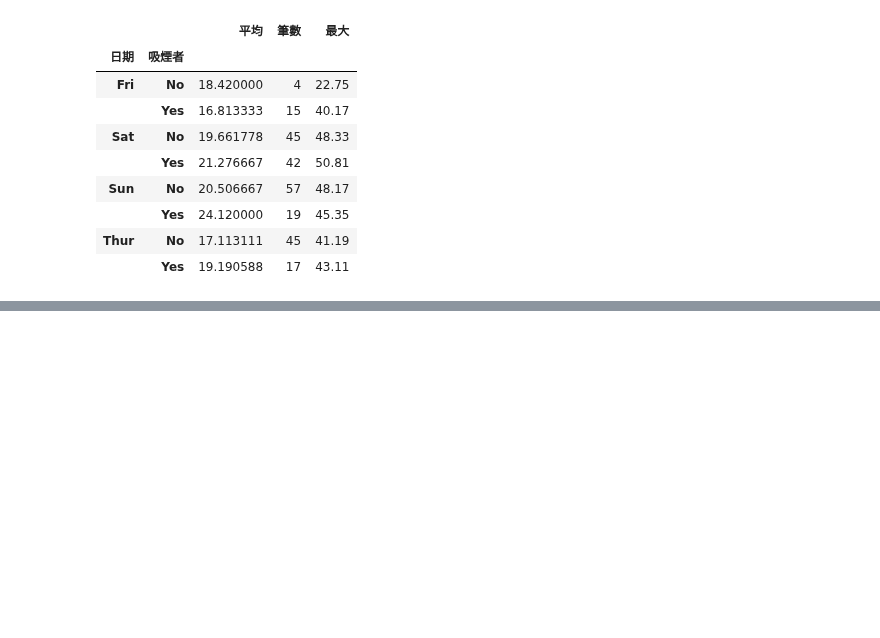
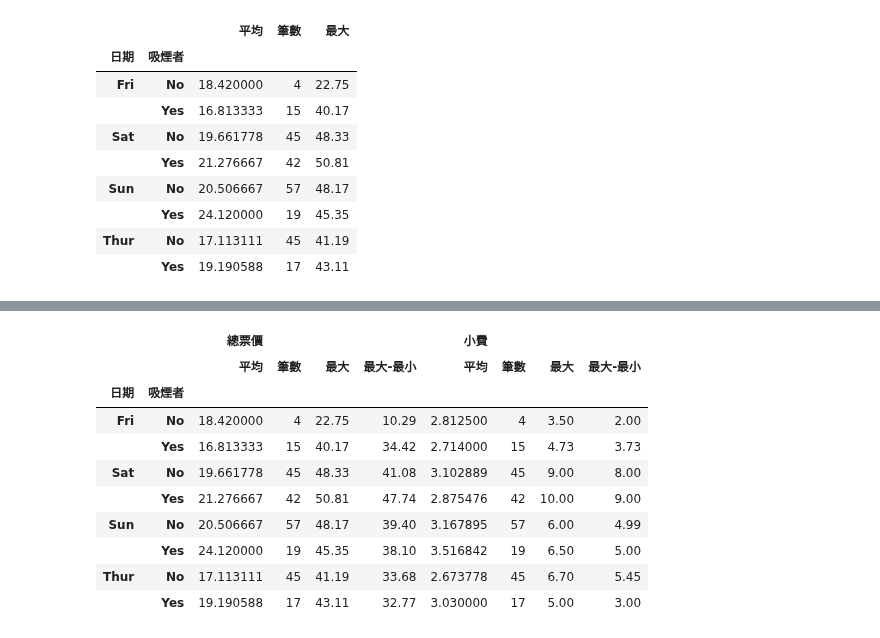
Before and after one commit to roberthsu2003/PythonForDataAnalysis, a Jupyter notebook: 星期13/lesson17_5.ipynb, the cells around one changed output, grey strips where cells are left out. Drawn from its saved outputs; the diff is of its cells as text; code cells hidden in the pictures; blank space fills up the shorter version.

```diff
--- a/星期13/lesson17_5.ipynb
+++ b/星期13/lesson17_5.ipynb
@@ -171,0 +172,18 @@ resultDf.loc['Fri']
+# %%
+def peak_to_peak(s):
+    return s.max() - s.min()
+
+resultDf=grouped[['總票價','小費']].agg([('平均','mean'),('筆數','count'),('最大','max'),('最大-最小',peak_to_peak)])
+resultDf
+# %% [output]
+|  |  | 總票價 |  |  |  | 小費 |  |  |  |
+|  |  | 平均 | 筆數 | 最大 | 最大-最小 | 平均 | 筆數 | 最大 | 最大-最小 |
+| 日期 | 吸煙者 |  |  |  |  |  |  |  |  |
+| Fri | No | 18.420000 | 4 | 22.75 | 10.29 | 2.812500 | 4 | 3.50 | 2.00 |
+|  | Yes | 16.813333 | 15 | 40.17 | 34.42 | 2.714000 | 15 | 4.73 | 3.73 |
+| Sat | No | 19.661778 | 45 | 48.33 | 41.08 | 3.102889 | 45 | 9.00 | 8.00 |
+|  | Yes | 21.276667 | 42 | 50.81 | 47.74 | 2.875476 | 42 | 10.00 | 9.00 |
+| Sun | No | 20.506667 | 57 | 48.17 | 39.40 | 3.167895 | 57 | 6.00 | 4.99 |
+|  | Yes | 24.120000 | 19 | 45.35 | 38.10 | 3.516842 | 19 | 6.50 | 5.00 |
+| Thur | No | 17.113111 | 45 | 41.19 | 33.68 | 2.673778 | 45 | 6.70 | 5.45 |
+|  | Yes | 19.190588 | 17 | 43.11 | 32.77 | 3.030000 | 17 | 5.00 | 3.00 |
```
Also changed, not shown: parts of 4 cells of this notebook.
